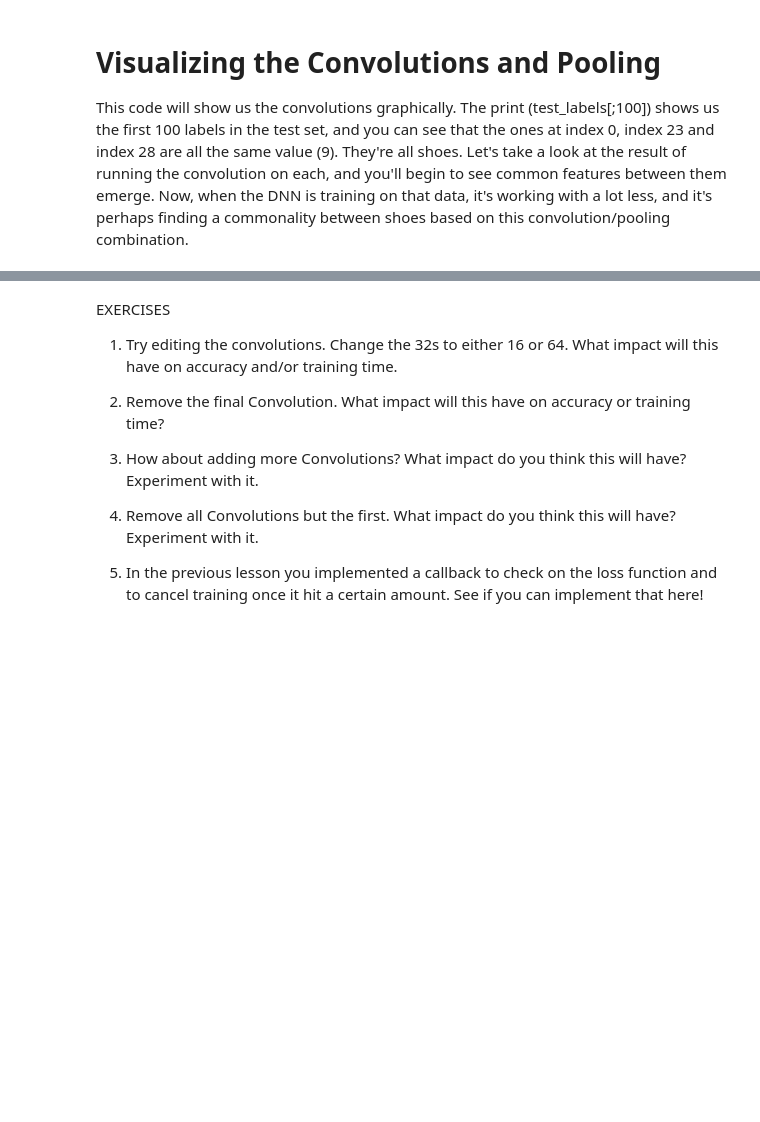
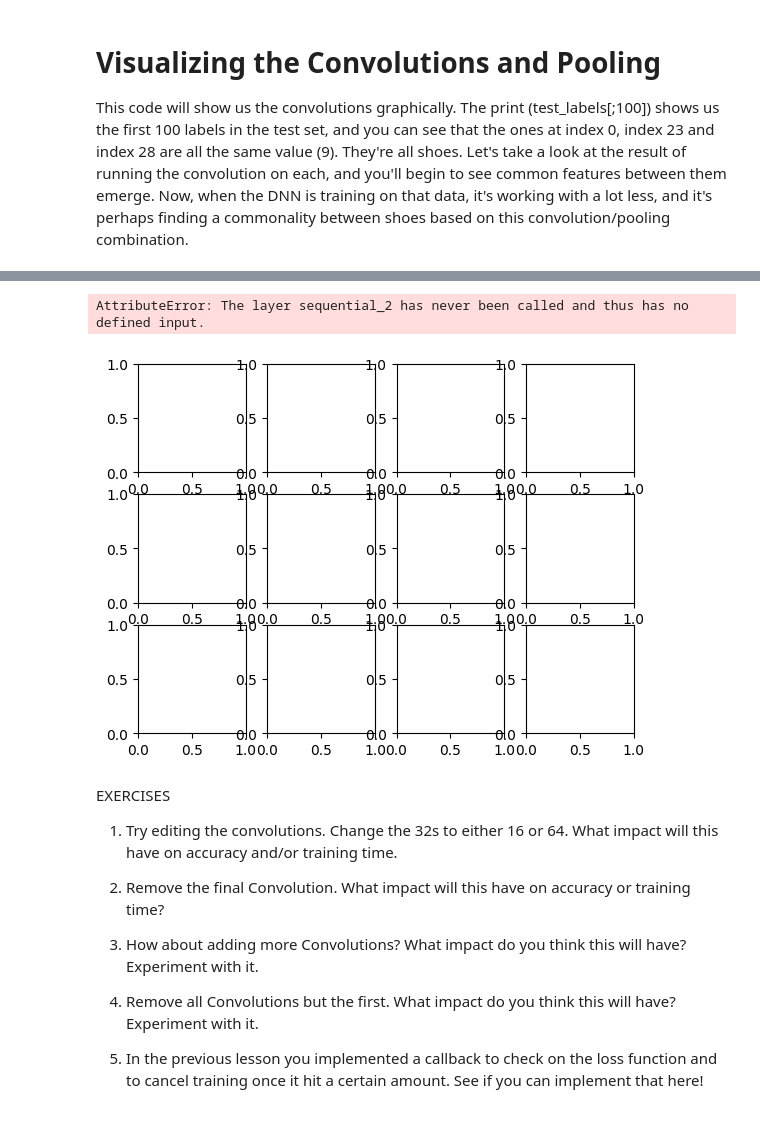
Before and after one commit to arfath7862/Airline-Passenger-Satisfaction, a Jupyter notebook: Lab4-Using-Convolutions.ipynb, the cells around one changed output, grey strips where cells are left out. Cells and saved outputs as stored; diff of their text form; code cells hidden in the pictures; blank space fills up the shorter version.

```diff
--- a/Lab4-Using-Convolutions.ipynb
+++ b/Lab4-Using-Convolutions.ipynb
@@ -189,23 +198,50 @@ print(test_labels[:100])
 # %%
 import matplotlib.pyplot as plt
-f, axarr = plt.subplots(3,4)
-FIRST_IMAGE=0
-SECOND_IMAGE=7
-THIRD_IMAGE=26
+import tensorflow as tf
+from tensorflow.keras import models
+
+# Example model (you should replace with your own CNN if you already trained it)
+model = tf.keras.Sequential([
+    tf.keras.layers.Input(shape=(28, 28, 1)),   # ✅ Ensures model.input is defined
+    tf.keras.layers.Conv2D(32, (3,3), activation='relu'),
+    tf.keras.layers.MaxPooling2D((2,2)),
+    tf.keras.layers.Conv2D(64, (3,3), activation='relu'),
+    tf.keras.layers.MaxPooling2D((2,2))
+])
+
+# Build activation model
+layer_outputs = [layer.output for layer in model.layers]
+activation_model = tf.keras.models.Model(inputs=model.input, outputs=layer_outputs)
+
+# Example test images (replace with real MNIST/FashionMNIST test set)
+# test_images must be shaped (N, 28, 28, 1) and normalized [0,1]
+# For demo: using random data (delete this line if you already have test_images)
+test_images = tf.random.uniform((100, 28, 28, 1))
+
+f, axarr = plt.subplots(3, 4)
+
+FIRST_IMAGE = 0
+SECOND_IMAGE = 7
+THIRD_IMAGE = 26
 CONVOLUTION_NUMBER = 1
-from tensorflow.keras import models
-layer_outputs = [layer.output for layer in model.layers]
-activation_model = tf.keras.models.Model(inputs = model.input, outputs = layer_outputs)
-for x in range(0,4):
-  f1 = activation_model.predict(test_images[FIRST_IMAGE].reshape(1, 28, 28, 1))[x]
-  axarr[0,x].imshow(f1[0, : , :, CONVOLUTION_NUMBER], cmap='inferno')
-  axarr[0,x].grid(False)
-  f2 = activation_model.predict(test_images[SECOND_IMAGE].reshape(1, 28, 28, 1))[x]
-  axarr[1,x].imshow(f2[0, : , :, CONVOLUTION_NUMBER], cmap='inferno')
-  axarr[1,x].grid(False)
-  f3 = activation_model.predict(test_images[THIRD_IMAGE].reshape(1, 28, 28, 1))[x]
-  axarr[2,x].imshow(f3[0, : , :, CONVOLUTION_NUMBER], cmap='inferno')
-  axarr[2,x].grid(False)
+
+for x in range(0, 4):
+    f1 = activation_model.predict(test_images[FIRST_IMAGE].reshape(1, 28, 28, 1))[x]
+    axarr[0, x].imshow(f1[0, :, :, CONVOLUTION_NUMBER], cmap='inferno')
+    axarr[0, x].grid(False)
+
+    f2 = activation_model.predict(test_images[SECOND_IMAGE].reshape(1, 28, 28, 1))[x]
+    axarr[1, x].imshow(f2[0, :, :, CONVOLUTION_NUMBER], cmap='inferno')
+    axarr[1, x].grid(False)
+
+    f3 = activation_model.predict(test_images[THIRD_IMAGE].reshape(1, 28, 28, 1))[x]
+    axarr[2, x].imshow(f3[0, :, :, CONVOLUTION_NUMBER], cmap='inferno')
+    axarr[2, x].grid(False)
+
+plt.show()
+# %% [output]
+AttributeError: The layer sequential_2 has never been called and thus has no defined input.
+[figure, added]
 # %% [markdown]
 EXERCISES
 
```
Also changed, not shown: parts of 3 cells of this notebook.
